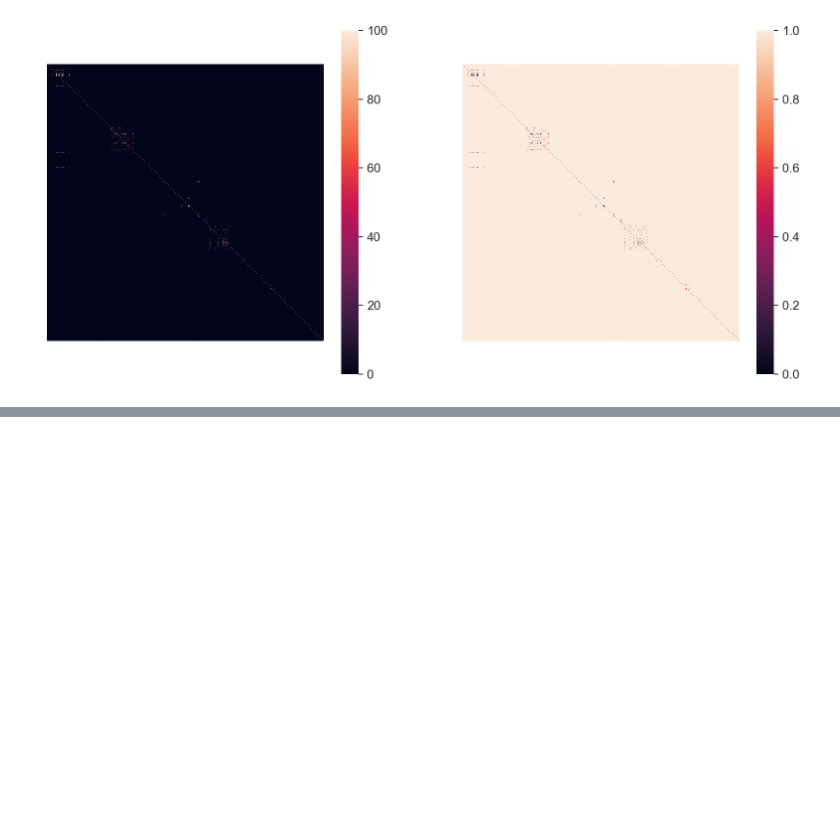
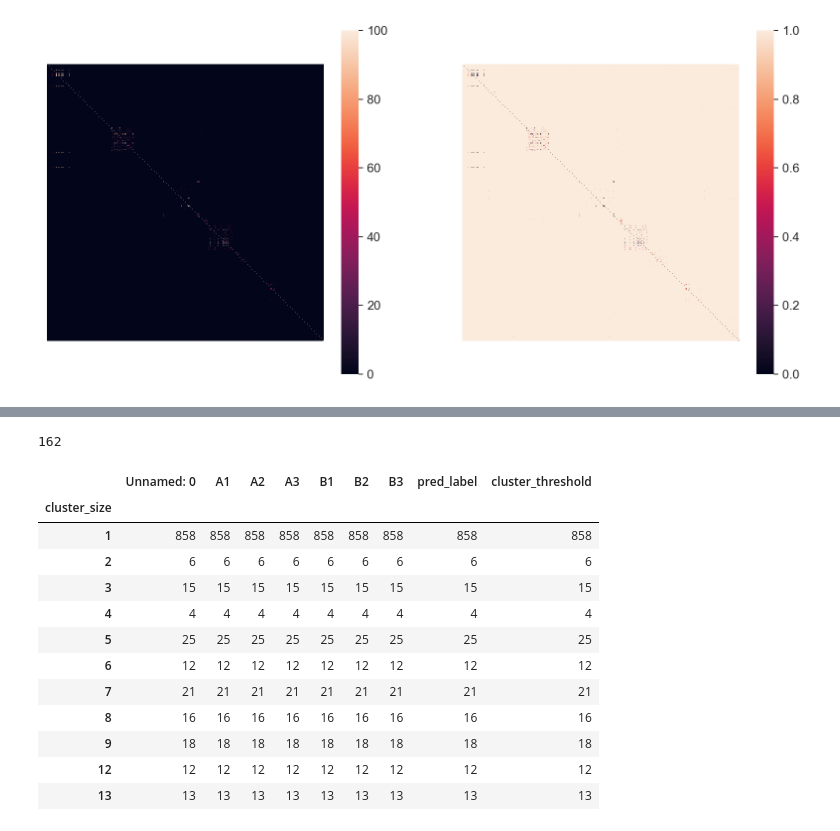
Before and after one commit to richieYT-wan/tclustr, a Jupyter notebook: notebooks/250307_IMMREP25.ipynb, the cells around one changed output, grey strips where cells are left out. Drawn from its saved outputs; the diff is of its cells as text; code cells hidden in the pictures; blank space fills up the shorter version.

```diff
--- a/notebooks/250307_IMMREP25.ipynb
+++ b/notebooks/250307_IMMREP25.ipynb
@@ -198,0 +247,20 @@ rerun_clustering(raw_df, dist_matrix, None, 0.0001)
+# %%
+9*18
+# %% [output]
+162
+# %%
+pd.read_csv('../output/2503XX_IMMREP25_output/score_vs_healthy/rerun_cluster_TS_NOTRP_pv_0.650000.csv').groupby('cluster_size').count()
+# %% [output]
+|  | Unnamed: 0 | A1 | A2 | A3 | B1 | B2 | B3 | pred_label | cluster_threshold |
+| cluster_size |  |  |  |  |  |  |  |  |  |
+| 1 | 858 | 858 | 858 | 858 | 858 | 858 | 858 | 858 | 858 |
+| 2 | 6 | 6 | 6 | 6 | 6 | 6 | 6 | 6 | 6 |
+| 3 | 15 | 15 | 15 | 15 | 15 | 15 | 15 | 15 | 15 |
+| 4 | 4 | 4 | 4 | 4 | 4 | 4 | 4 | 4 | 4 |
+| 5 | 25 | 25 | 25 | 25 | 25 | 25 | 25 | 25 | 25 |
+| 6 | 12 | 12 | 12 | 12 | 12 | 12 | 12 | 12 | 12 |
+| 7 | 21 | 21 | 21 | 21 | 21 | 21 | 21 | 21 | 21 |
+| 8 | 16 | 16 | 16 | 16 | 16 | 16 | 16 | 16 | 16 |
+| 9 | 18 | 18 | 18 | 18 | 18 | 18 | 18 | 18 | 18 |
+| 12 | 12 | 12 | 12 | 12 | 12 | 12 | 12 | 12 | 12 |
+| 13 | 13 | 13 | 13 | 13 | 13 | 13 | 13 | 13 | 13 |
```
Also changed, not shown: parts of 5 cells of this notebook, 1 other file.
